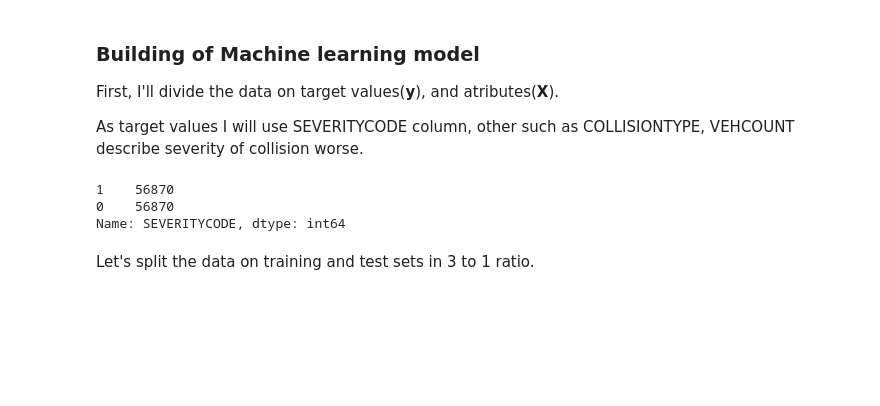
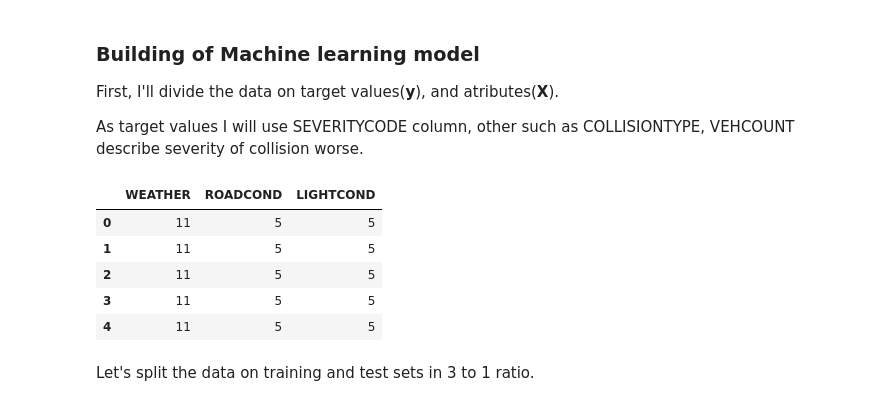
Before and after one commit to Boreico/Coursera_Capstone, a Jupyter notebook: Coursera_Capstone.ipynb, the cells around one changed output. Drawn from its saved outputs; the diff is of its cells as text; code cells hidden in the pictures; blank space fills up the shorter version.

```diff
--- a/Coursera_Capstone.ipynb
+++ b/Coursera_Capstone.ipynb
@@ -160,11 +167,14 @@ As target values I will use SEVERITYCODE column, other such as COLLISIONTYPE, VE
 # %%
 X = fdf.drop(['SEVERITYCODE', 'ADDRTYPE', 'COLLISIONTYPE', 'VEHCOUNT', 'ST_COLCODE'], axis=1)
 y = fdf['SEVERITYCODE']
-y.value_counts()
+X.head()
 # %% [output]
-1    56870
-0    56870
-Name: SEVERITYCODE, dtype: int64
+|  | WEATHER | ROADCOND | LIGHTCOND |
+| 0 | 11 | 5 | 5 |
+| 1 | 11 | 5 | 5 |
+| 2 | 11 | 5 | 5 |
+| 3 | 11 | 5 | 5 |
+| 4 | 11 | 5 | 5 |
 # %% [markdown]
 Let's split the data on training and test sets in 3 to 1 ratio.
 # %%
```
Also changed, not shown: parts of 6 cells of this notebook.
